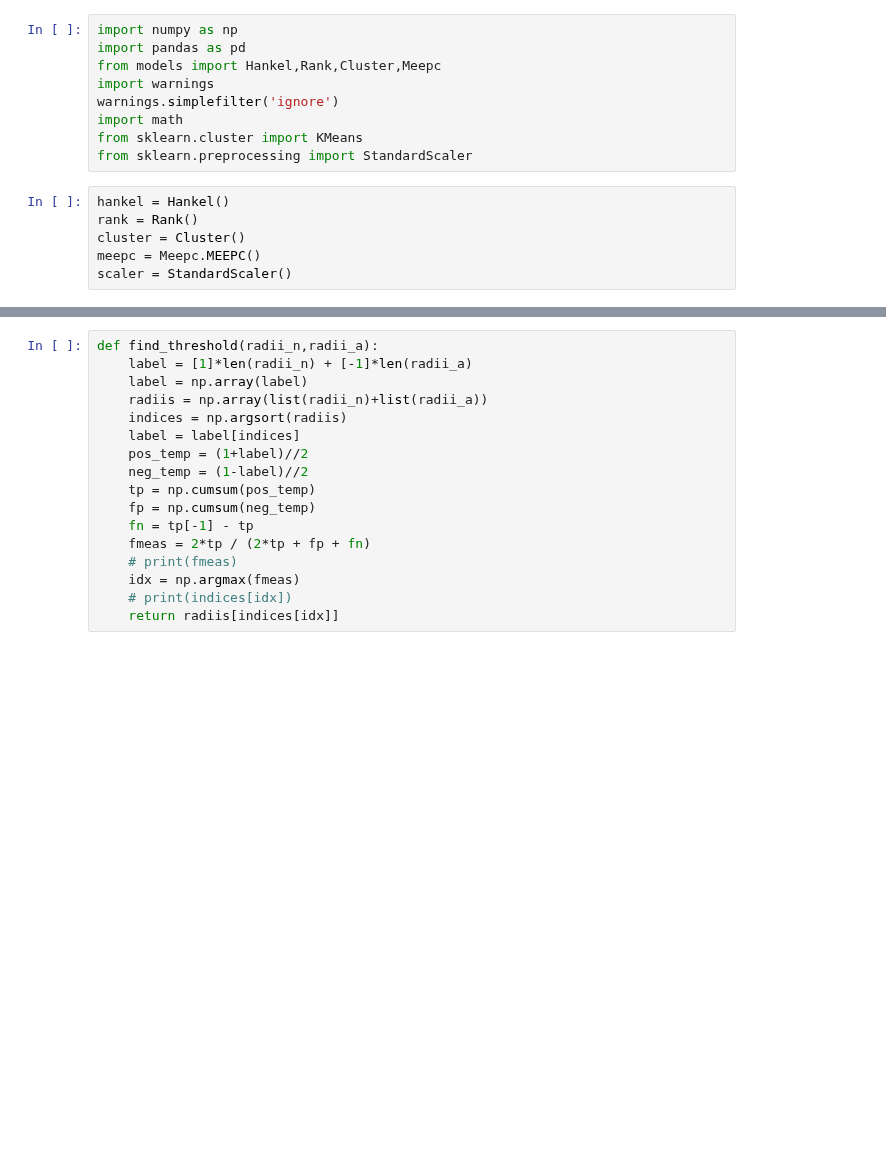
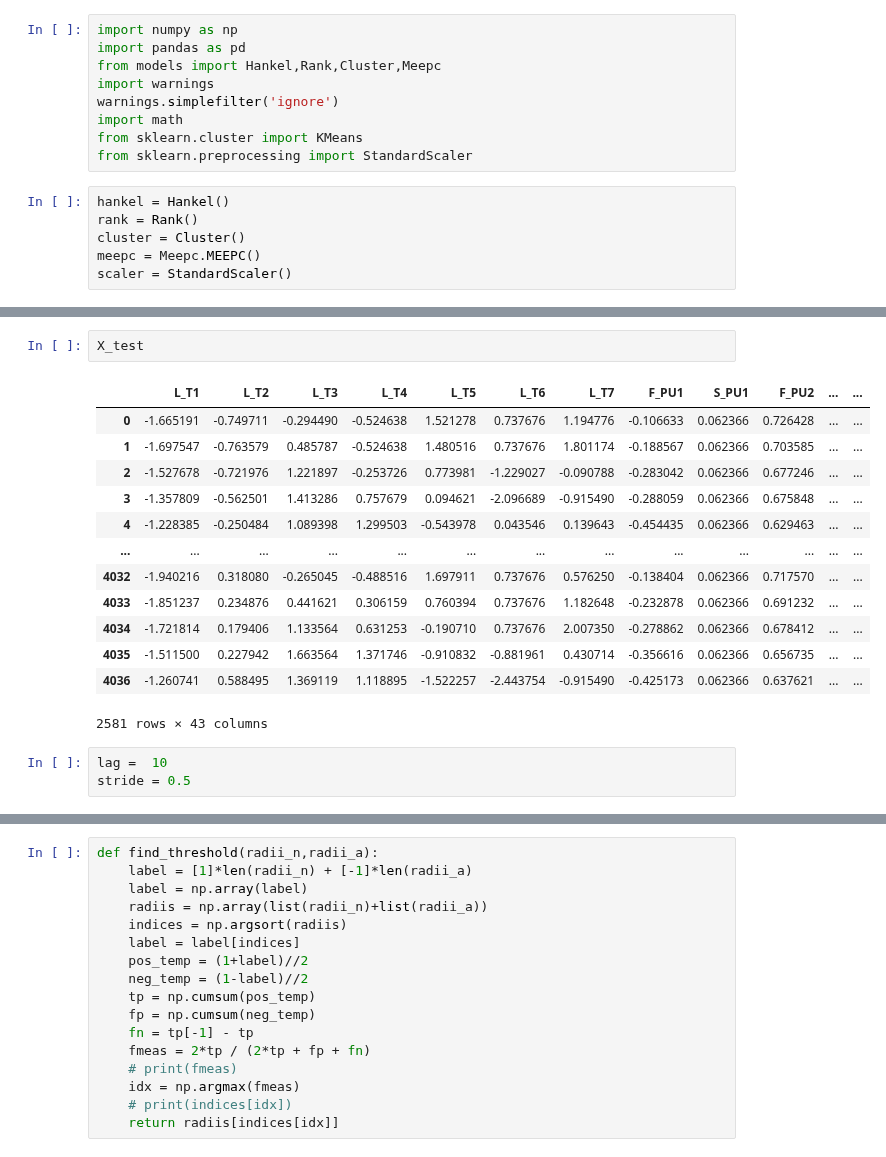
Before and after one commit to manu1003/meepc, a Jupyter notebook: ctown1.ipynb, the cells around one changed output, grey strips where cells are left out. Saved outputs shown, nothing was run; the diff lists cells and outputs as text; blank space fills up the shorter version.

```diff
--- a/ctown1.ipynb
+++ b/ctown1.ipynb
@@ -27 +54,20 @@ Y_test = df_test.loc[:,'ATT_FLAG']
+# %%
+X_test
+# %% [output]
+|  | L_T1 | L_T2 | L_T3 | L_T4 | L_T5 | L_T6 | L_T7 | F_PU1 | S_PU1 | F_PU2 | ... | ... |
+| 0 | -1.665191 | -0.749711 | -0.294490 | -0.524638 | 1.521278 | 0.737676 | 1.194776 | -0.106633 | 0.062366 | 0.726428 | ... | ... |
+| 1 | -1.697547 | -0.763579 | 0.485787 | -0.524638 | 1.480516 | 0.737676 | 1.801174 | -0.188567 | 0.062366 | 0.703585 | ... | ... |
+| 2 | -1.527678 | -0.721976 | 1.221897 | -0.253726 | 0.773981 | -1.229027 | -0.090788 | -0.283042 | 0.062366 | 0.677246 | ... | ... |
+| 3 | -1.357809 | -0.562501 | 1.413286 | 0.757679 | 0.094621 | -2.096689 | -0.915490 | -0.288059 | 0.062366 | 0.675848 | ... | ... |
+| 4 | -1.228385 | -0.250484 | 1.089398 | 1.299503 | -0.543978 | 0.043546 | 0.139643 | -0.454435 | 0.062366 | 0.629463 | ... | ... |
+| ... | ... | ... | ... | ... | ... | ... | ... | ... | ... | ... | ... | ... |
+| 4032 | -1.940216 | 0.318080 | -0.265045 | -0.488516 | 1.697911 | 0.737676 | 0.576250 | -0.138404 | 0.062366 | 0.717570 | ... | ... |
+| 4033 | -1.851237 | 0.234876 | 0.441621 | 0.306159 | 0.760394 | 0.737676 | 1.182648 | -0.232878 | 0.062366 | 0.691232 | ... | ... |
+| 4034 | -1.721814 | 0.179406 | 1.133564 | 0.631253 | -0.190710 | 0.737676 | 2.007350 | -0.278862 | 0.062366 | 0.678412 | ... | ... |
+| 4035 | -1.511500 | 0.227942 | 1.663564 | 1.371746 | -0.910832 | -0.881961 | 0.430714 | -0.356616 | 0.062366 | 0.656735 | ... | ... |
+| 4036 | -1.260741 | 0.588495 | 1.369119 | 1.118895 | -1.522257 | -2.443754 | -0.915490 | -0.425173 | 0.062366 | 0.637621 | ... | ... |
+2581 rows × 43 columns
+# %%
+lag =  10
+stride = 0.5
 # %%
```
Also changed, not shown: parts of 11 cells of this notebook.
